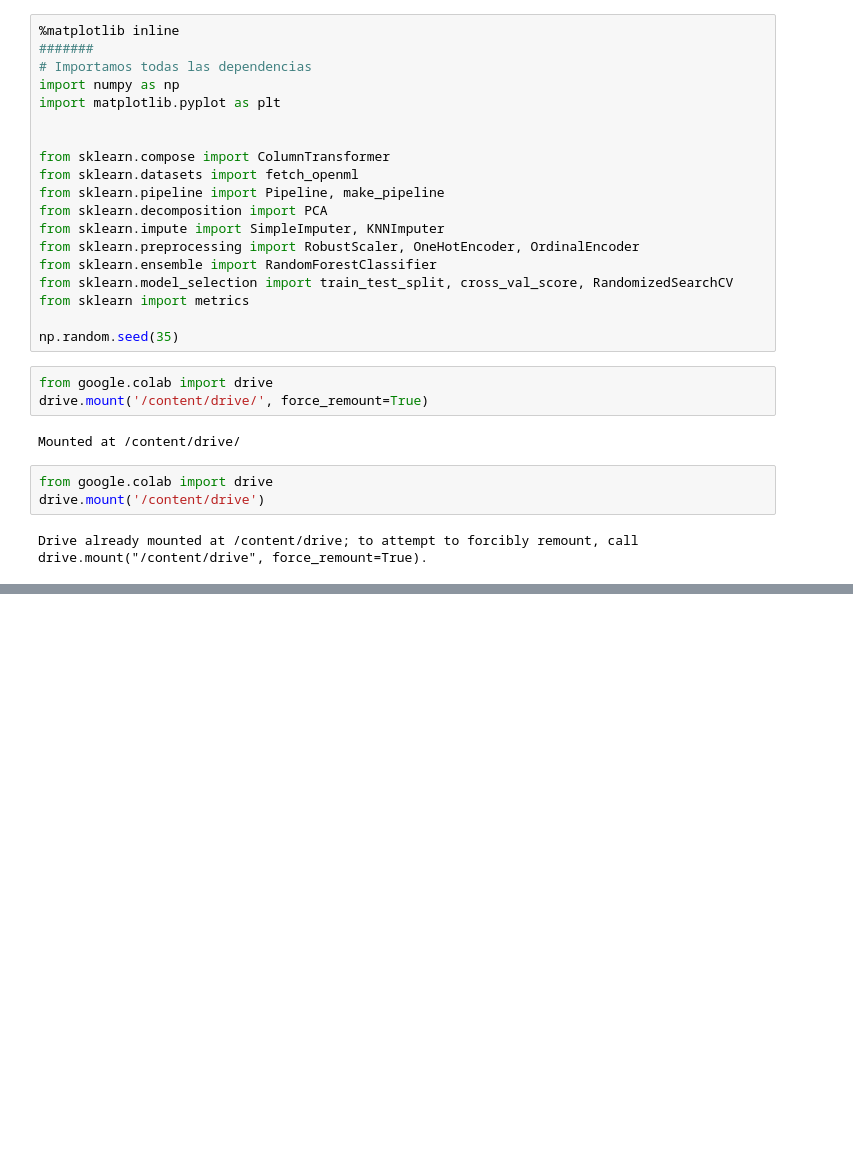
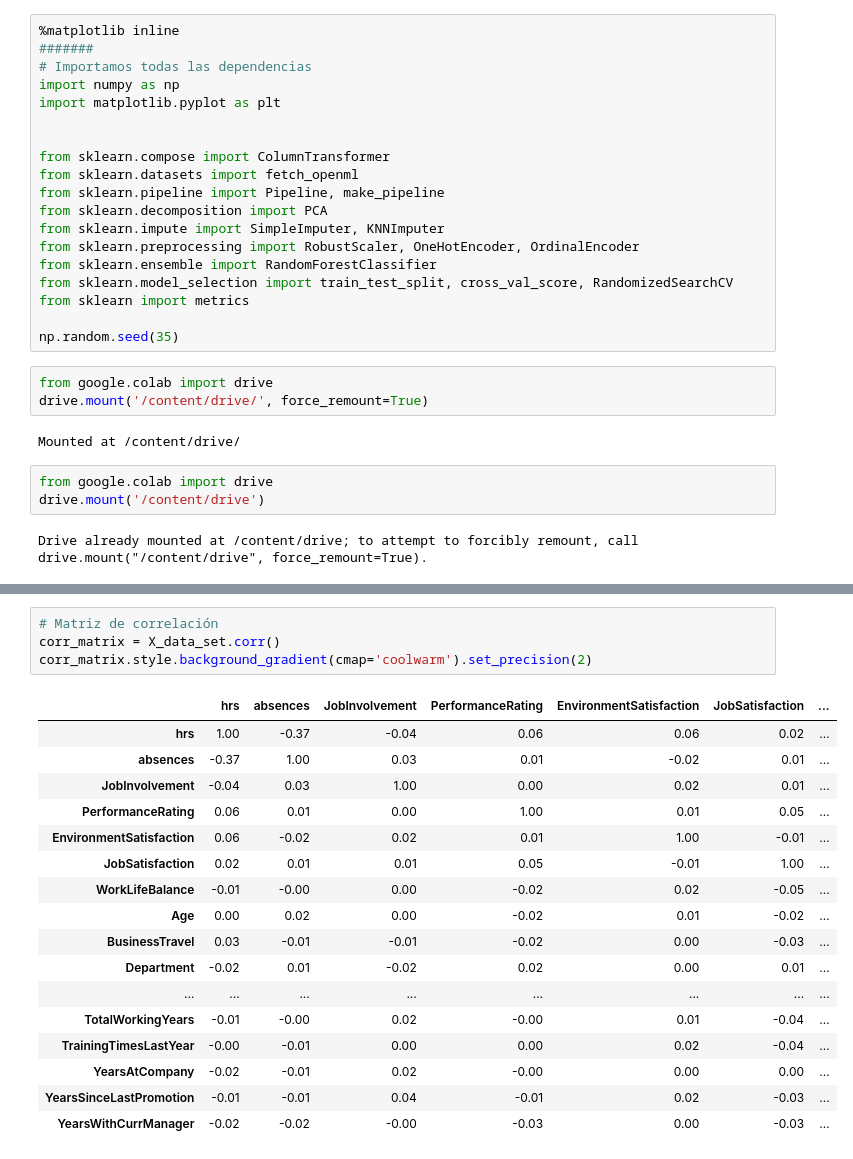
Before and after one commit to SantiagoJusteValverde/Grupo35_Practica2, a Jupyter notebook: Grupo35_Practica2.ipynb, the cells around one changed output, grey strips where cells are left out. Cells and saved outputs as stored; diff of their text form; blank space fills up the shorter version.

```diff
--- a/Grupo35_Practica2.ipynb
+++ b/Grupo35_Practica2.ipynb
@@ -64,0 +264,22 @@ Name: 1, dtype: object
+# %%
+# Matriz de correlación
+corr_matrix = X_data_set.corr()
+corr_matrix.style.background_gradient(cmap='coolwarm').set_precision(2)
+# %% [output]
+|  | hrs | absences | JobInvolvement | PerformanceRating | EnvironmentSatisfaction | JobSatisfaction | ... |
+| hrs | 1.00 | -0.37 | -0.04 | 0.06 | 0.06 | 0.02 | ... |
+| absences | -0.37 | 1.00 | 0.03 | 0.01 | -0.02 | 0.01 | ... |
+| JobInvolvement | -0.04 | 0.03 | 1.00 | 0.00 | 0.02 | 0.01 | ... |
+| PerformanceRating | 0.06 | 0.01 | 0.00 | 1.00 | 0.01 | 0.05 | ... |
+| EnvironmentSatisfaction | 0.06 | -0.02 | 0.02 | 0.01 | 1.00 | -0.01 | ... |
+| JobSatisfaction | 0.02 | 0.01 | 0.01 | 0.05 | -0.01 | 1.00 | ... |
+| WorkLifeBalance | -0.01 | -0.00 | 0.00 | -0.02 | 0.02 | -0.05 | ... |
+| Age | 0.00 | 0.02 | 0.00 | -0.02 | 0.01 | -0.02 | ... |
+| BusinessTravel | 0.03 | -0.01 | -0.01 | -0.02 | 0.00 | -0.03 | ... |
+| Department | -0.02 | 0.01 | -0.02 | 0.02 | 0.00 | 0.01 | ... |
+| ... | ... | ... | ... | ... | ... | ... | ... |
+| TotalWorkingYears | -0.01 | -0.00 | 0.02 | -0.00 | 0.01 | -0.04 | ... |
+| TrainingTimesLastYear | -0.00 | -0.01 | 0.00 | 0.00 | 0.02 | -0.04 | ... |
+| YearsAtCompany | -0.02 | -0.01 | 0.02 | -0.00 | 0.00 | 0.00 | ... |
+| YearsSinceLastPromotion | -0.01 | -0.01 | 0.04 | -0.01 | 0.02 | -0.03 | ... |
+| YearsWithCurrManager | -0.02 | -0.02 | -0.00 | -0.03 | 0.00 | -0.03 | ... |
```
Also changed, not shown: parts of 14 cells of this notebook, 1 other file.
